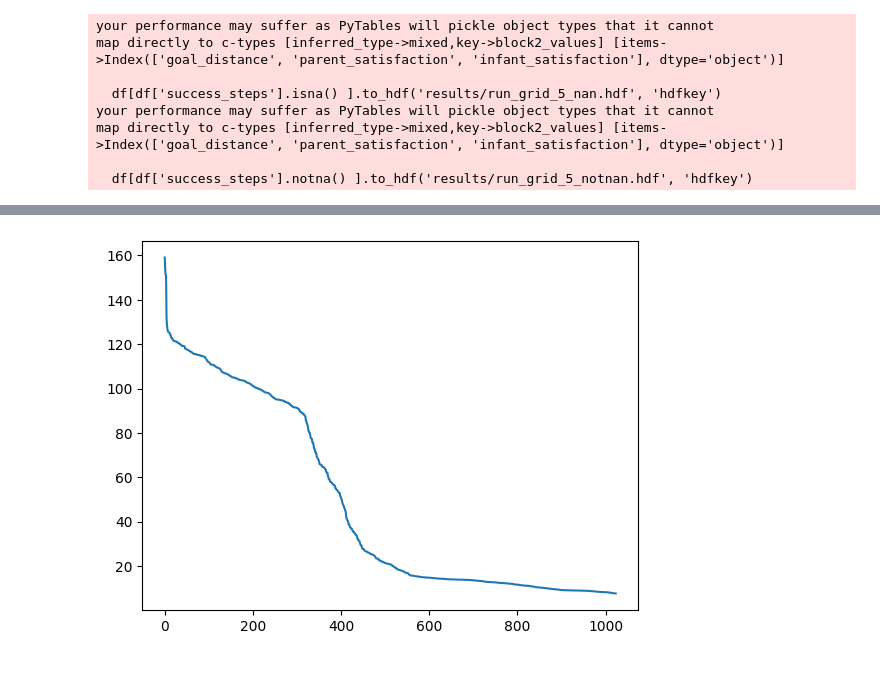
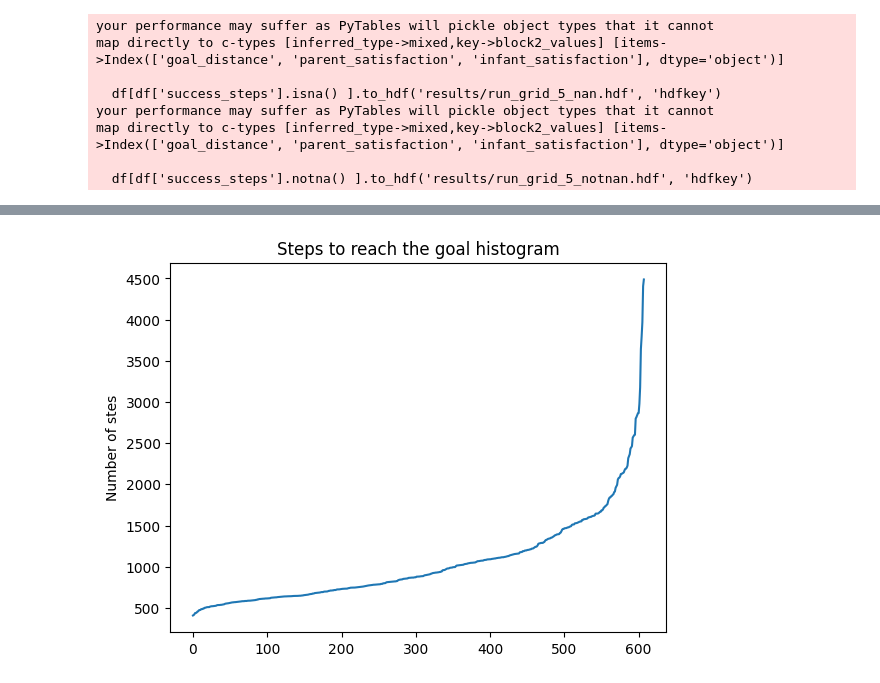
Before and after one commit to roznawsk/infant-abm, a Jupyter notebook: open_results.ipynb, the cells around one changed output, grey strips where cells are left out. Cells and saved outputs as stored; diff of their text form; code cells hidden in the pictures.

```diff
--- a/open_results.ipynb
+++ b/open_results.ipynb
@@ -53,10 +89,12 @@ map directly to c-types [inferred_type->mixed,key->block2_values] [items->Index(
 # %%
-y = df.apply(lambda row: row['goal_distance'][-1], axis=1).sort_values(ascending=False).to_numpy()
+y = df[df['success_steps'].notna()].apply(lambda row: np.min(row['success_steps']), axis=1).sort_values().to_numpy()
 
 fig, ax = plt.subplots()
 ax.plot(y)
+ax.set_title('Steps to reach the goal histogram')
+ax.set_ylabel('Number of stes')
 plt.show()
 # %% [output]
-[figure, old version]
+[figure, new version]
 # %%
 def moving_average(a, n=3):
```
Also changed, not shown: parts of 17 cells of this notebook, 2 other files.
